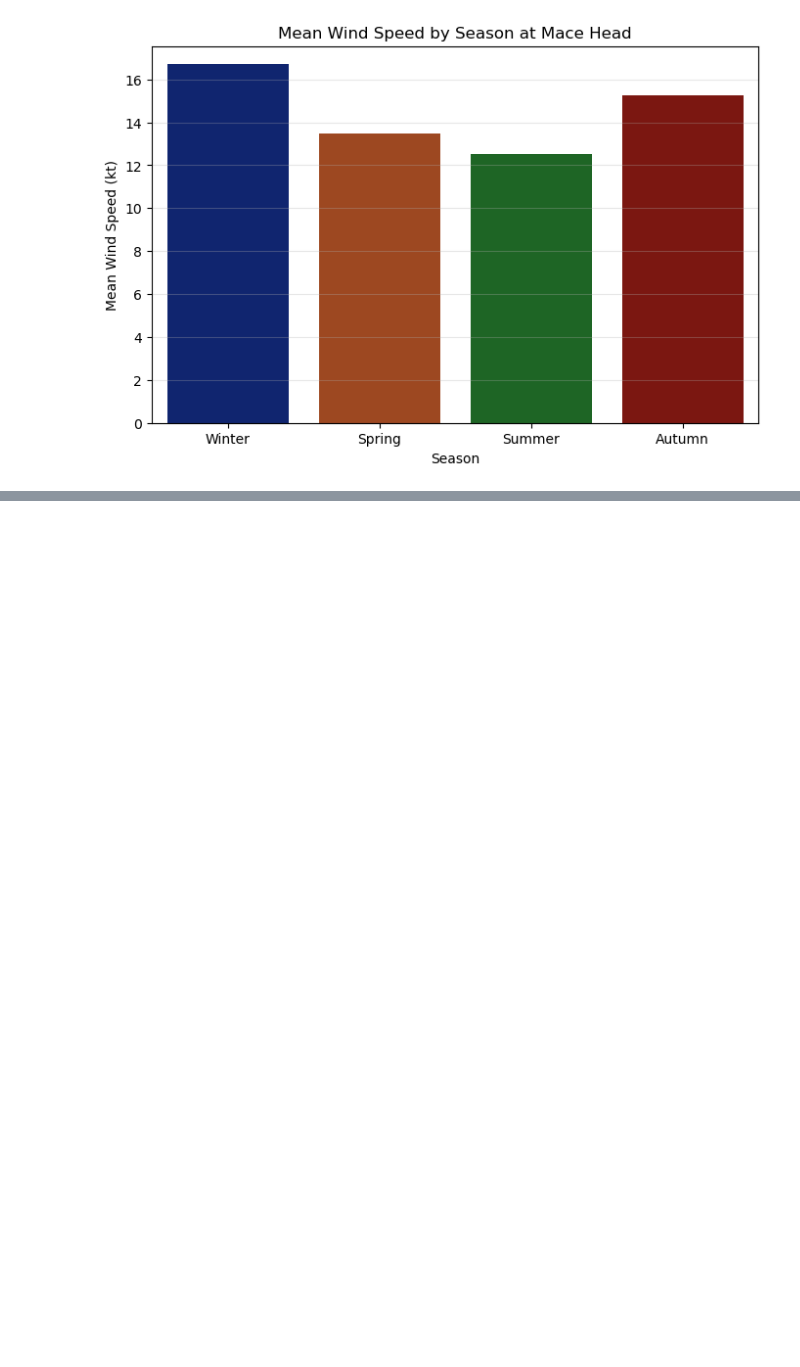
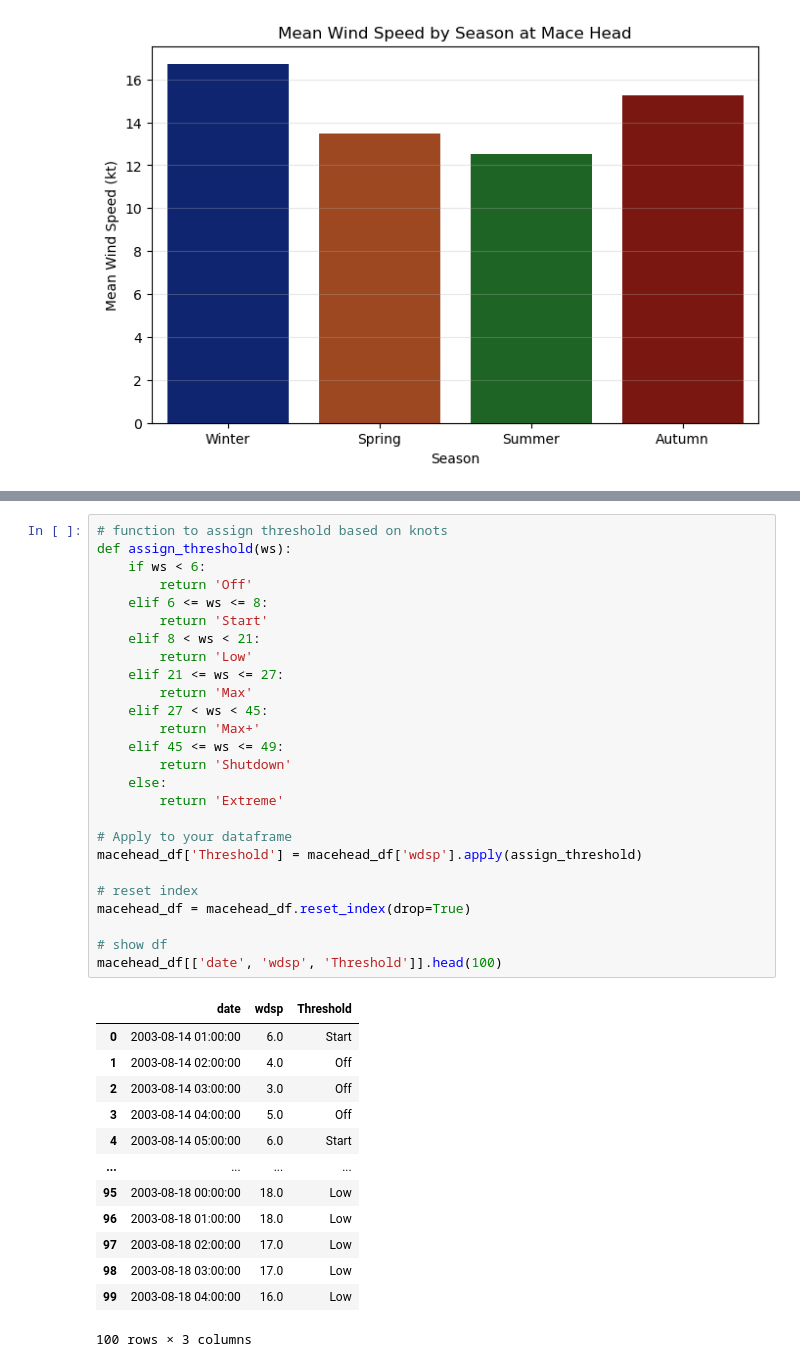
Before and after one commit to Maroua-El-Imame/programming-for-data-analytics, a Jupyter notebook: project/windspeed_analysis_project.ipynb, the cells around one changed output, grey strips where cells are left out. Drawn from its saved outputs; the diff is of its cells as text; blank space fills up the shorter version.

```diff
--- a/project/windspeed_analysis_project.ipynb
+++ b/project/windspeed_analysis_project.ipynb
@@ -430,0 +515,40 @@ Winter and autumn show higher mean wind speeds, while summer exhibits lower valu
+# %%
+# function to assign threshold based on knots
+def assign_threshold(ws):
+    if ws < 6:
+        return 'Off'
+    elif 6 <= ws <= 8:
+        return 'Start'
+    elif 8 < ws < 21:
+        return 'Low'
+    elif 21 <= ws <= 27:
+        return 'Max'
+    elif 27 < ws < 45:
+        return 'Max+'
+    elif 45 <= ws <= 49:
+        return 'Shutdown'
+    else:
+        return 'Extreme'
+
+# Apply to your dataframe
+macehead_df['Threshold'] = macehead_df['wdsp'].apply(assign_threshold)
+
+# reset index
+macehead_df = macehead_df.reset_index(drop=True)
+
+# show df
+macehead_df[['date', 'wdsp', 'Threshold']].head(100)
+# %% [output]
+|  | date | wdsp | Threshold |
+| 0 | 2003-08-14 01:00:00 | 6.0 | Start |
+| 1 | 2003-08-14 02:00:00 | 4.0 | Off |
+| 2 | 2003-08-14 03:00:00 | 3.0 | Off |
+| 3 | 2003-08-14 04:00:00 | 5.0 | Off |
+| 4 | 2003-08-14 05:00:00 | 6.0 | Start |
+| ... | ... | ... | ... |
+| 95 | 2003-08-18 00:00:00 | 18.0 | Low |
+| 96 | 2003-08-18 01:00:00 | 18.0 | Low |
+| 97 | 2003-08-18 02:00:00 | 17.0 | Low |
+| 98 | 2003-08-18 03:00:00 | 17.0 | Low |
+| 99 | 2003-08-18 04:00:00 | 16.0 | Low |
+100 rows × 3 columns
```
Also changed, not shown: parts of 11 cells of this notebook.
